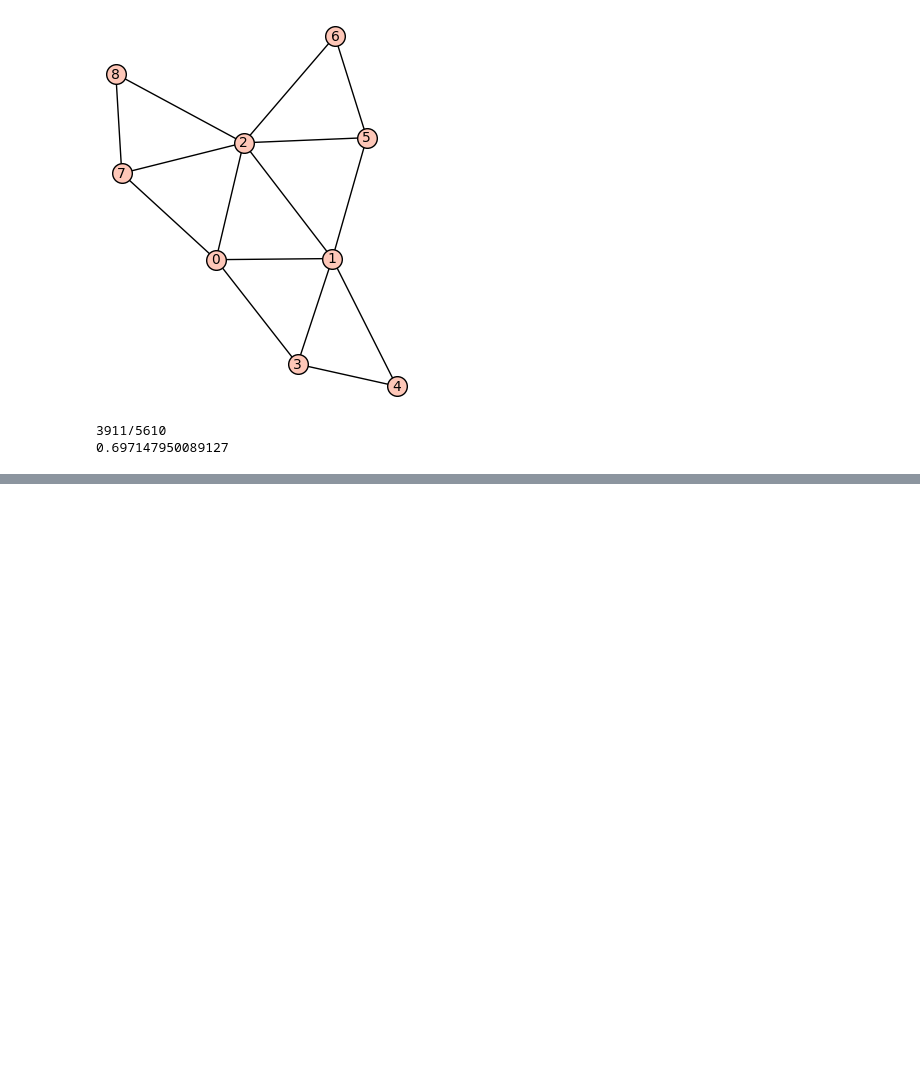
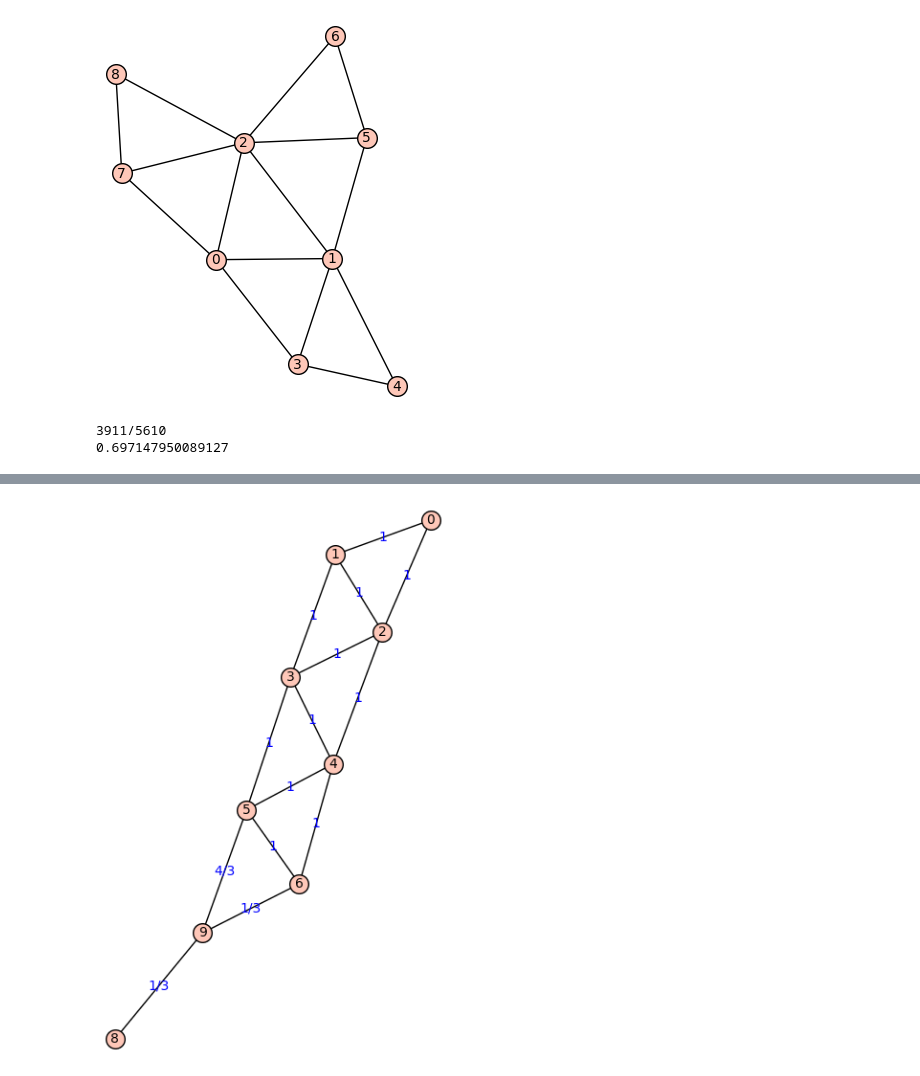
Before and after one commit to mathmanda/SGTCode, a Jupyter notebook: Branched_2Trees_and_Pinwheels.ipynb, the cells around one changed output, grey strips where cells are left out. Cells and saved outputs as stored; diff of their text form; code cells hidden in the pictures; blank space fills up the shorter version.

```diff
--- a/Branched_2Trees_and_Pinwheels.ipynb
+++ b/Branched_2Trees_and_Pinwheels.ipynb
@@ -115,0 +169,4 @@ print m.n()
+# %%
+G.plot(edge_labels = True)
+# %% [output]
+[figure, added]
```
Also changed, not shown: parts of 18 cells of this notebook, 2 other files.
